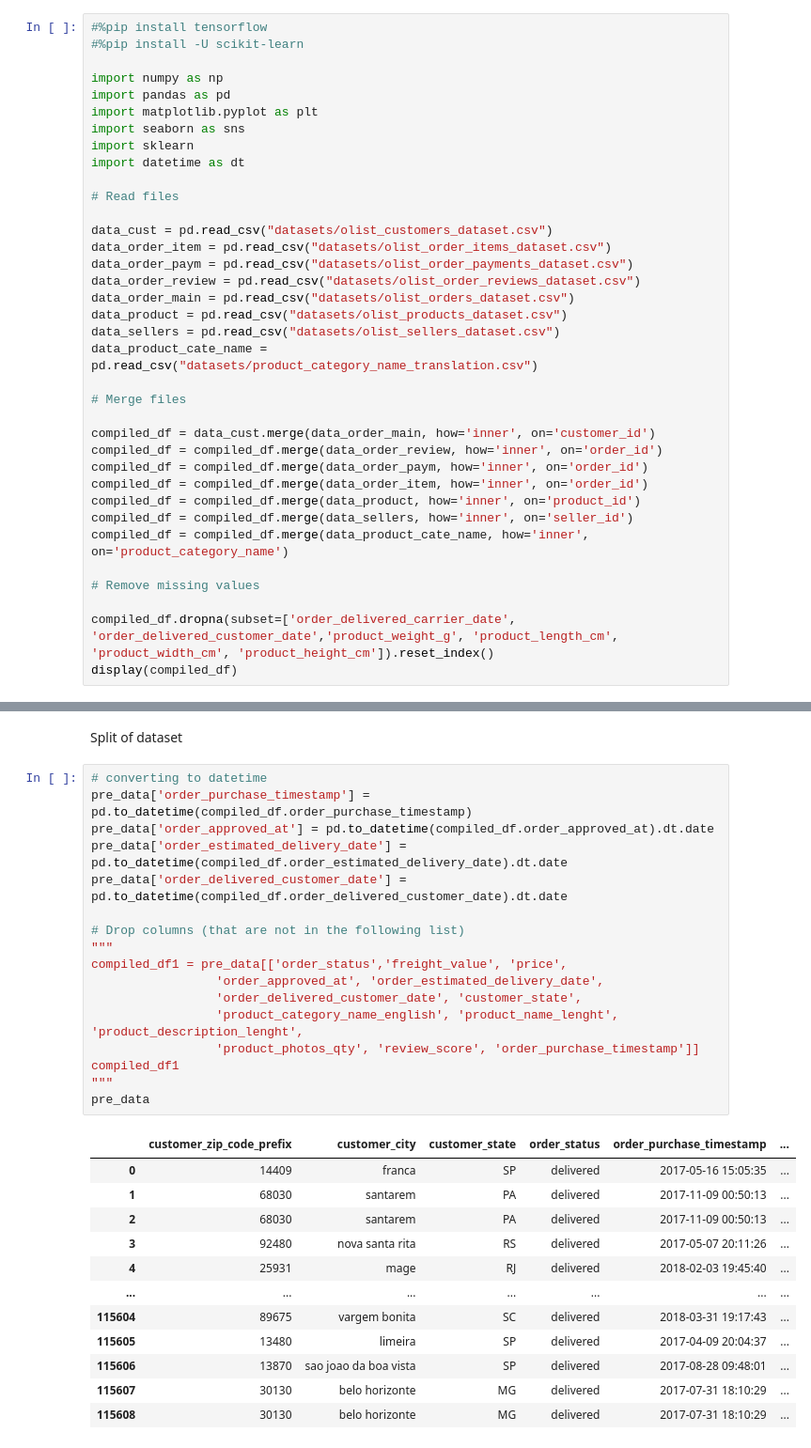
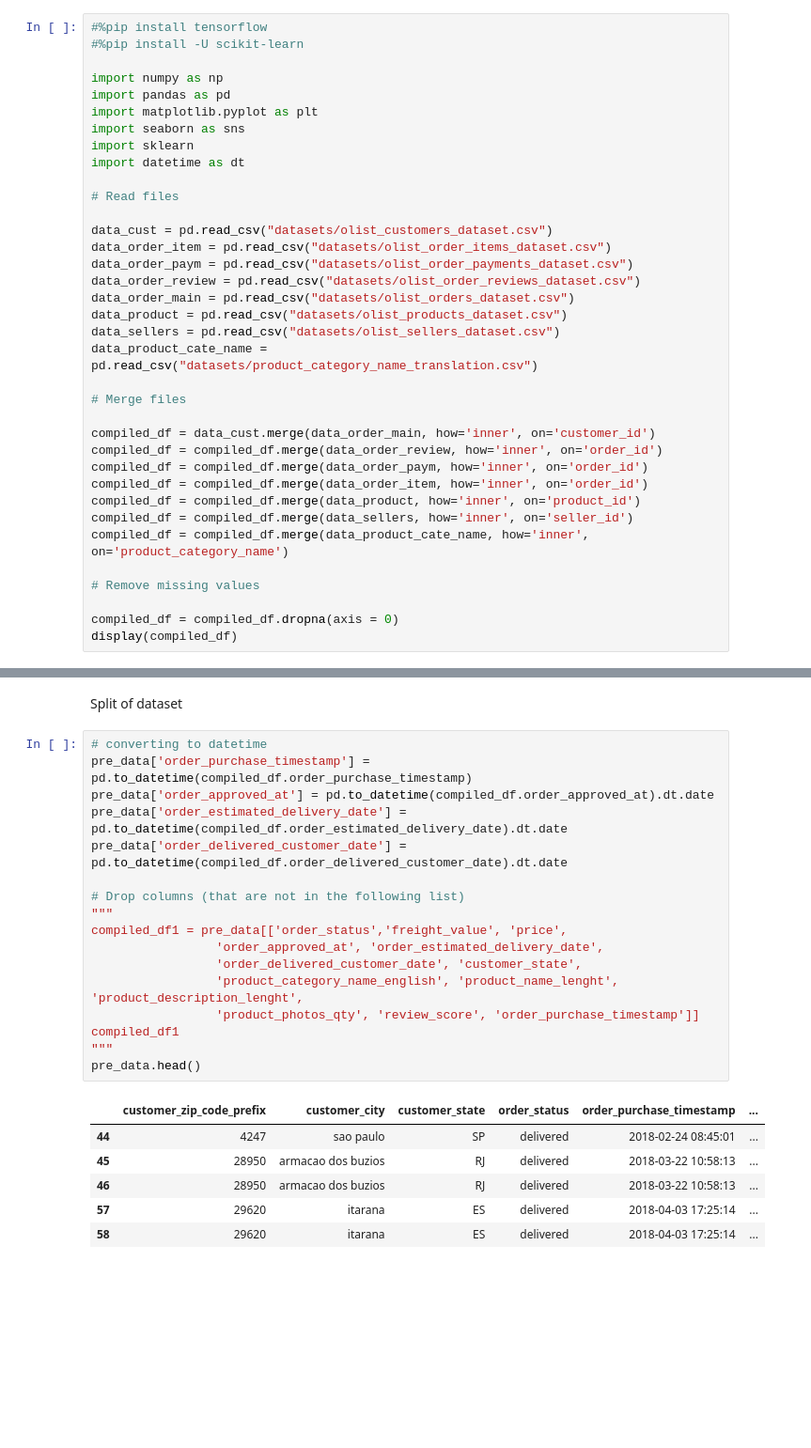
Before and after one commit to sebin0817/data-mining-project, a Jupyter notebook: Raul_Random_Forest-checkpoint.ipynb, the cells around one changed output, grey strips where cells are left out. Shown at 94% size. Saved outputs shown, nothing was run; the diff lists cells and outputs as text; blank space fills up the shorter version.

```diff
--- a/Raul_Random_Forest-checkpoint.ipynb
+++ b/Raul_Random_Forest-checkpoint.ipynb
@@ -36,7 +36,7 @@ compiled_df = compiled_df.merge(data_product_cate_name, how='inner', on='product
 
 # Remove missing values
 
-compiled_df.dropna(subset=['order_delivered_carrier_date', 'order_delivered_customer_date','product_weight_g', 'product_length_cm', 'product_width_cm', 'product_height_cm']).reset_index()
+compiled_df = compiled_df.dropna(axis = 0)
 display(compiled_df)
 # %% [output]
 |  | customer_id | customer_unique_id | customer_zip_code_prefix | customer_city | customer_state | order_id | ... |
@@ -97,30 +97,24 @@ Split of dataset
 # %%
 # converting to datetime
 pre_data['order_purchase_timestamp'] = pd.to_datetime(compiled_df.order_purchase_timestamp)
 pre_data['order_approved_at'] = pd.to_datetime(compiled_df.order_approved_at).dt.date
 pre_data['order_estimated_delivery_date'] = pd.to_datetime(compiled_df.order_estimated_delivery_date).dt.date
 pre_data['order_delivered_customer_date'] = pd.to_datetime(compiled_df.order_delivered_customer_date).dt.date
 
 # Drop columns (that are not in the following list)
 """
 compiled_df1 = pre_data[['order_status','freight_value', 'price',
                  'order_approved_at', 'order_estimated_delivery_date',
                  'order_delivered_customer_date', 'customer_state',
                  'product_category_name_english', 'product_name_lenght', 'product_description_lenght',
                  'product_photos_qty', 'review_score', 'order_purchase_timestamp']]
 compiled_df1
 """
-pre_data
+pre_data.head()
 # %% [output]
 |  | customer_zip_code_prefix | customer_city | customer_state | order_status | order_purchase_timestamp | ... |
-| 0 | 14409 | franca | SP | delivered | 2017-05-16 15:05:35 | ... |
-| 1 | 68030 | santarem | PA | delivered | 2017-11-09 00:50:13 | ... |
-| 2 | 68030 | santarem | PA | delivered | 2017-11-09 00:50:13 | ... |
-| 3 | 92480 | nova santa rita | RS | delivered | 2017-05-07 20:11:26 | ... |
-| 4 | 25931 | mage | RJ | delivered | 2018-02-03 19:45:40 | ... |
-| ... | ... | ... | ... | ... | ... | ... |
-| 115604 | 89675 | vargem bonita | SC | delivered | 2018-03-31 19:17:43 | ... |
-| 115605 | 13480 | limeira | SP | delivered | 2017-04-09 20:04:37 | ... |
-| 115606 | 13870 | sao joao da boa vista | SP | delivered | 2017-08-28 09:48:01 | ... |
-| 115607 | 30130 | belo horizonte | MG | delivered | 2017-07-31 18:10:29 | ... |
-| 115608 | 30130 | belo horizonte | MG | delivered | 2017-07-31 18:10:29 | ... |
+| 44 | 4247 | sao paulo | SP | delivered | 2018-02-24 08:45:01 | ... |
+| 45 | 28950 | armacao dos buzios | RJ | delivered | 2018-03-22 10:58:13 | ... |
+| 46 | 28950 | armacao dos buzios | RJ | delivered | 2018-03-22 10:58:13 | ... |
+| 57 | 29620 | itarana | ES | delivered | 2018-04-03 17:25:14 | ... |
+| 58 | 29620 | itarana | ES | delivered | 2018-04-03 17:25:14 | ... |
```
Also changed, not shown: parts of 12 cells of this notebook.
